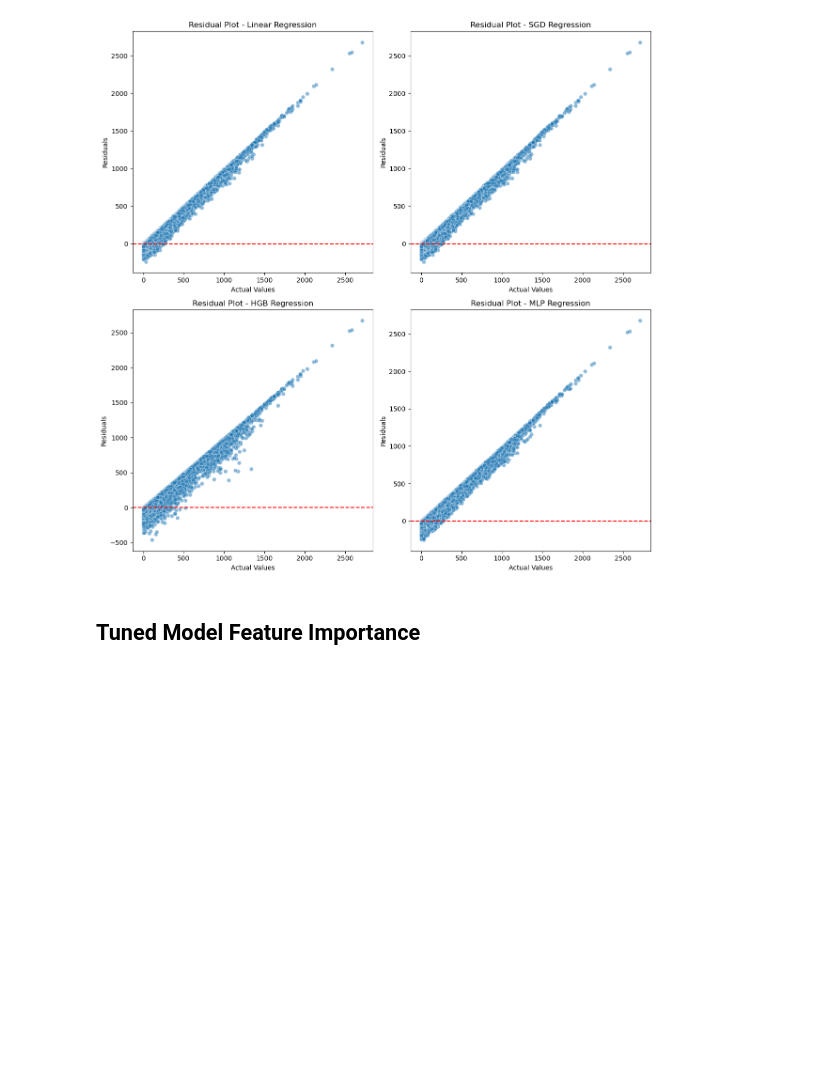
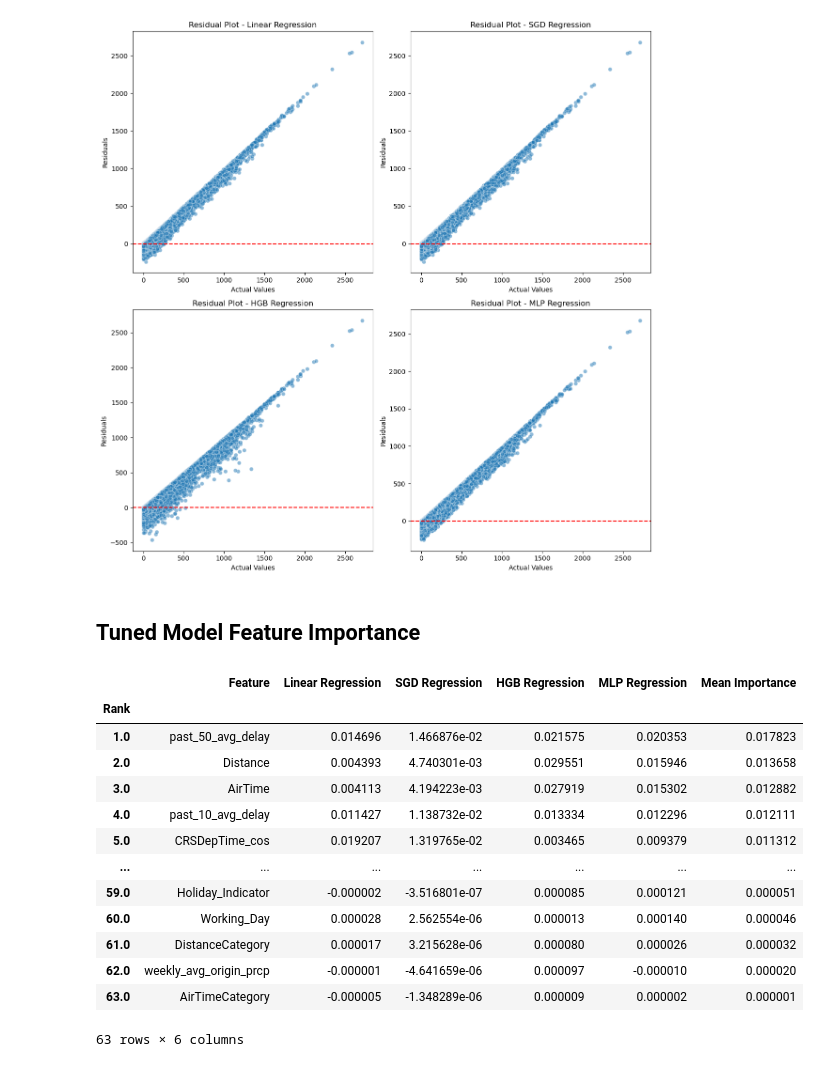
Before and after one commit to ekrichards/DSC288R_Capstone, a Jupyter notebook: notebooks/Regression.ipynb, the cells around one changed output. Saved outputs shown, nothing was run; the diff lists cells and outputs as text; code cells hidden in the pictures; blank space fills up the shorter version.

```diff
--- a/notebooks/Regression.ipynb
+++ b/notebooks/Regression.ipynb
@@ -97,9 +97,9 @@ def reg_residuals(model_predictions, y_test):
     plt.tight_layout()
     plt.show()
 # %%
-def reg_permutation_importance(models_dict, X_test, y_test, scoring="r2", n_repeats=5, frac=0.2):
+def reg_permutation_importance(models_dict, X_test, y_test, scoring="r2", n_repeats=5, frac=0.1):
     """Computes permutation importance for regression models with parallel processing.
-       Returns a DataFrame with feature importances and a dictionary of top 10 features per model.
+       Returns a DataFrame with feature importances and a DataFrame of top 5 features per model.
     """
     feature_importances = {}
     top_features = {}
@@ -125,8 +125,8 @@ def reg_permutation_importance(models_dict, X_test, y_test, scoring="r2", n_repe
         # Store feature importance scores
         feature_importances[model_name] = result.importances_mean
 
-        # Get top 10 features for the current model
-        sorted_indices = result.importances_mean.argsort()[::-1][:10]
+        # Get top 5 features for the current model
+        sorted_indices = result.importances_mean.argsort()[::-1][:5]
         top_features[model_name] = X_test.columns[sorted_indices].tolist()
 
     # Convert to DataFrame
@@ -134,12 +134,24 @@ def reg_permutation_importance(models_dict, X_test, y_test, scoring="r2", n_repe
 
     # Compute global importance ranking
     df_importance["Mean Importance"] = df_importance.mean(axis=1)
+    df_importance["Feature"] = df_importance.index  # Add feature names inside the DataFrame
     df_importance["Rank"] = df_importance["Mean Importance"].rank(ascending=False)
 
     # Sort by mean importance
     df_importance = df_importance.sort_values(by="Mean Importance", ascending=False)
 
-    return df_importance, top_features
+    # Reorder columns: Rank (as index), Feature, Models..., Mean Importance
+    column_order = ["Feature"] + list(models_dict.keys()) + ["Mean Importance"]
+    df_importance = df_importance[["Rank"] + column_order]
+
+    df_importance.set_index("Rank", inplace=True)  # Set Rank as the index
+
+    # Convert top features dictionary into DataFrame and transpose
+    df_top_features = pd.DataFrame.from_dict(top_features, orient='index').T
+    df_top_features.index = range(1, 6)  # Ranking from 1 to 5
+    df_top_features.index.name = "Rank"  # Set index name to Rank
+
+    return df_importance, df_top_features
 # %% [markdown]
 # Results
 # %% [markdown]
@@ -183,6 +195,21 @@ reg_residuals(reg_preds_tuned, y_test)
 # %% [markdown]
 ## Tuned Model Feature Importance
 # %%
-df_reg_feature_importance, dict_reg_feature_importance = reg_permutation_importance(regression_models, X_test, y_test)
-print(df_reg_feature_importance)
-print(dict_reg_feature_importance)
+df_reg_feature_importance, df_reg_top_features = reg_permutation_importance(regression_models, X_test, y_test)
+# %%
+df_reg_feature_importance
+# %% [output]
+|  | Feature | Linear Regression | SGD Regression | HGB Regression | MLP Regression | Mean Importance |
+| Rank |  |  |  |  |  |  |
+| 1.0 | past_50_avg_delay | 0.014696 | 1.466876e-02 | 0.021575 | 0.020353 | 0.017823 |
+| 2.0 | Distance | 0.004393 | 4.740301e-03 | 0.029551 | 0.015946 | 0.013658 |
+| 3.0 | AirTime | 0.004113 | 4.194223e-03 | 0.027919 | 0.015302 | 0.012882 |
+| 4.0 | past_10_avg_delay | 0.011427 | 1.138732e-02 | 0.013334 | 0.012296 | 0.012111 |
+| 5.0 | CRSDepTime_cos | 0.019207 | 1.319765e-02 | 0.003465 | 0.009379 | 0.011312 |
+| ... | ... | ... | ... | ... | ... | ... |
+| 59.0 | Holiday_Indicator | -0.000002 | -3.516801e-07 | 0.000085 | 0.000121 | 0.000051 |
+| 60.0 | Working_Day | 0.000028 | 2.562554e-06 | 0.000013 | 0.000140 | 0.000046 |
+| 61.0 | DistanceCategory | 0.000017 | 3.215628e-06 | 0.000080 | 0.000026 | 0.000032 |
+| 62.0 | weekly_avg_origin_prcp | -0.000001 | -4.641659e-06 | 0.000097 | -0.000010 | 0.000020 |
+| 63.0 | AirTimeCategory | -0.000005 | -1.348289e-06 | 0.000009 | 0.000002 | 0.000001 |
+63 rows × 6 columns
```
Also changed, not shown: parts of 3 cells of this notebook, 1 other file.
